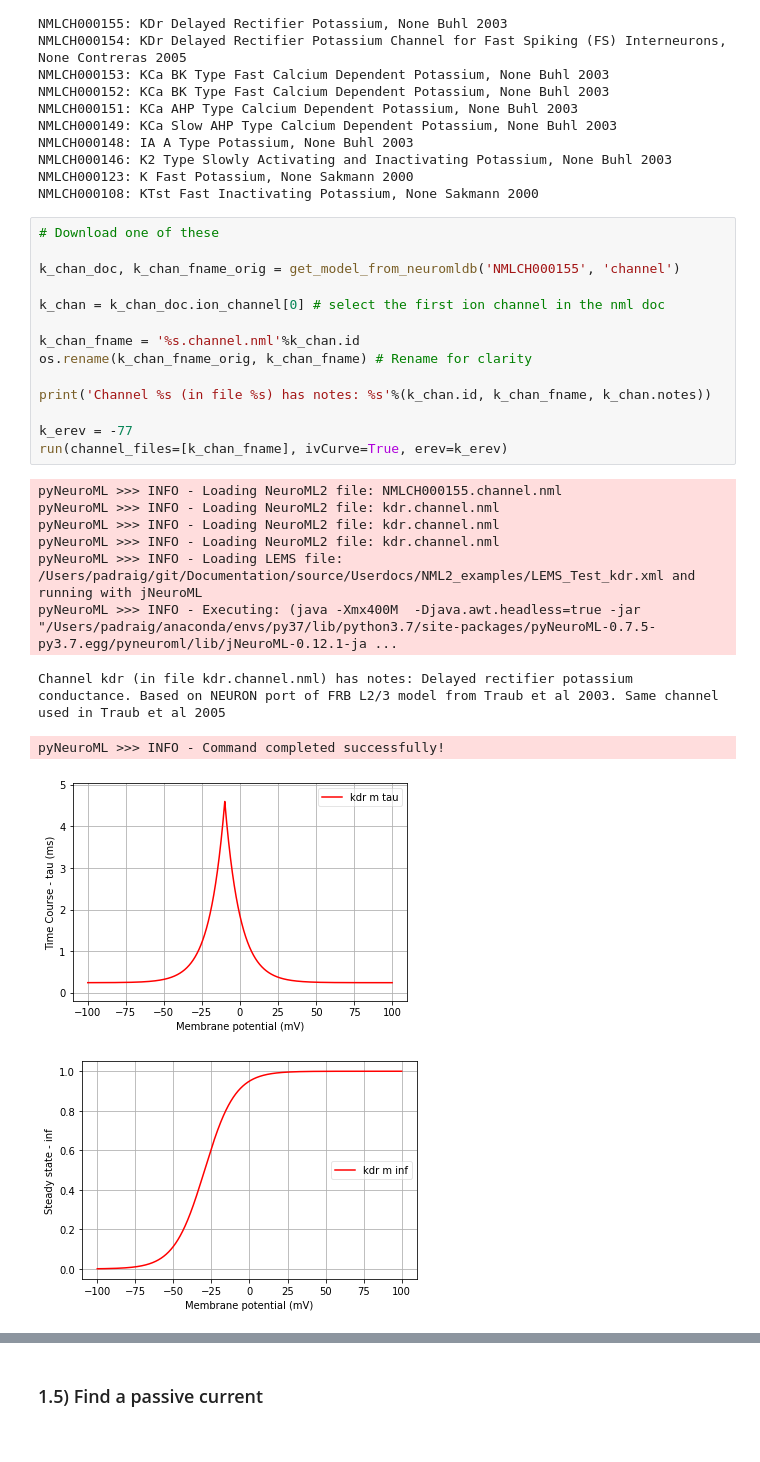
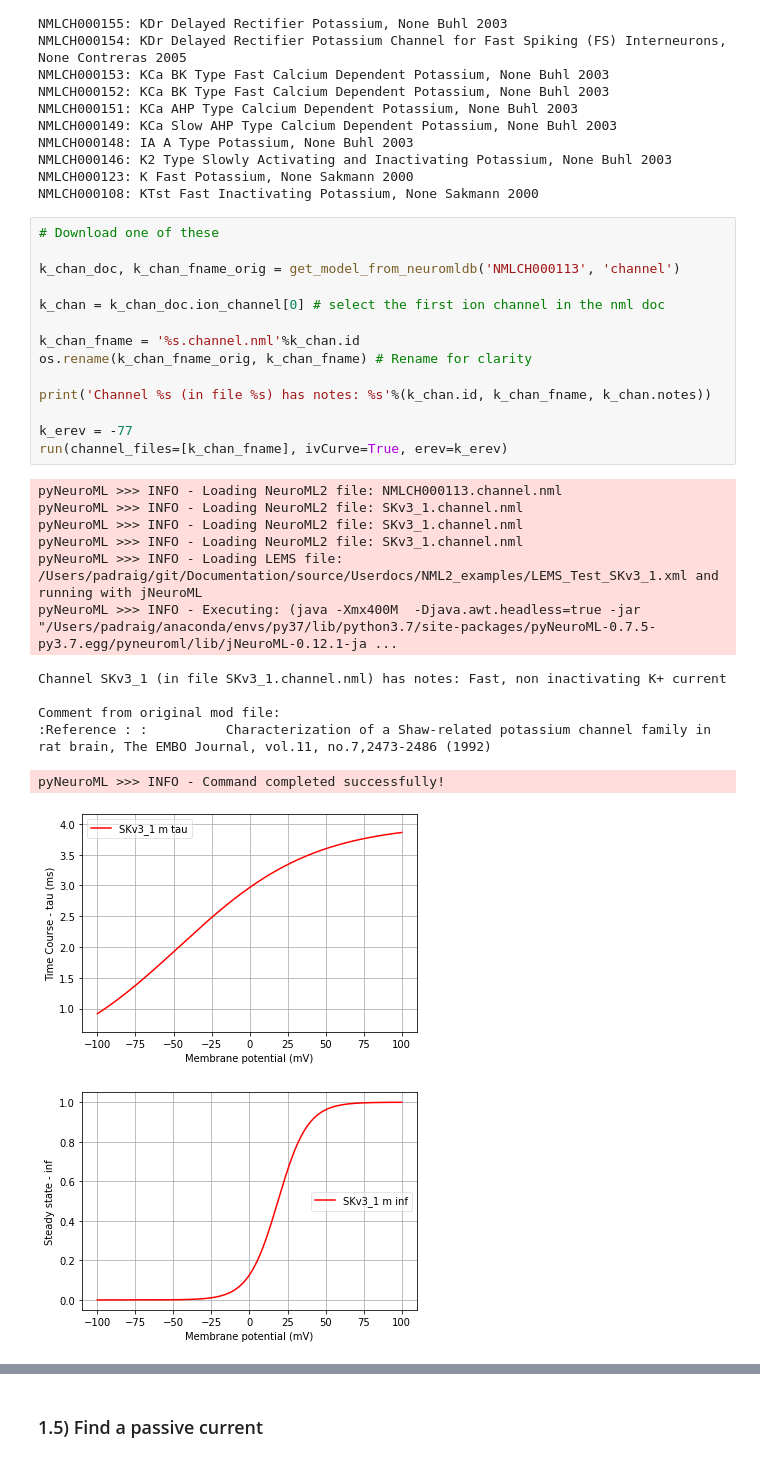
Before and after one commit to NeuroML/Documentation, a Jupyter notebook: source/Userdocs/NML2_examples/NeuroML-DB.ipynb, the cells around one changed output, grey strips where cells are left out. Drawn from its saved outputs; the diff is of its cells as text.

```diff
--- a/source/Userdocs/NML2_examples/NeuroML-DB.ipynb
+++ b/source/Userdocs/NML2_examples/NeuroML-DB.ipynb
@@ -131,25 +129,28 @@ NMLCH000108: KTst Fast Inactivating Potassium, None Sakmann 2000
 # %%
 # Download one of these
 
-k_chan_doc, k_chan_fname_orig = get_model_from_neuromldb('NMLCH000155', 'channel')
+k_chan_doc, k_chan_fname_orig = get_model_from_neuromldb('NMLCH000113', 'channel')
 
 k_chan = k_chan_doc.ion_channel[0] # select the first ion channel in the nml doc
 
 k_chan_fname = '%s.channel.nml'%k_chan.id
 os.rename(k_chan_fname_orig, k_chan_fname) # Rename for clarity
 
 print('Channel %s (in file %s) has notes: %s'%(k_chan.id, k_chan_fname, k_chan.notes))
 
 k_erev = -77
 run(channel_files=[k_chan_fname], ivCurve=True, erev=k_erev)
 # %% [output]
-pyNeuroML >>> INFO - Loading NeuroML2 file: NMLCH000155.channel.nml
-pyNeuroML >>> INFO - Loading NeuroML2 file: kdr.channel.nml
-pyNeuroML >>> INFO - Loading NeuroML2 file: kdr.channel.nml
-pyNeuroML >>> INFO - Loading NeuroML2 file: kdr.channel.nml
-pyNeuroML >>> INFO - Loading LEMS file: /Users/padraig/git/Documentation/source/Userdocs/NML2_examples/LEMS_Test_kdr.xml and running with jNeuroML
+pyNeuroML >>> INFO - Loading NeuroML2 file: NMLCH000113.channel.nml
+pyNeuroML >>> INFO - Loading NeuroML2 file: SKv3_1.channel.nml
+pyNeuroML >>> INFO - Loading NeuroML2 file: SKv3_1.channel.nml
+pyNeuroML >>> INFO - Loading NeuroML2 file: SKv3_1.channel.nml
+pyNeuroML >>> INFO - Loading LEMS file: /Users/padraig/git/Documentation/source/Userdocs/NML2_examples/LEMS_Test_SKv3_1.xml and running with jNeuroML
 pyNeuroML >>> INFO - Executing: (java -Xmx400M  -Djava.awt.headless=true -jar  "/Users/padraig/anaconda/envs/py37/lib/python3.7/site-packages/pyNeuroML-0.7.5-py3.7.egg/pyneuroml/lib/jNeuroML-0.12.1-ja ...
-Channel kdr (in file kdr.channel.nml) has notes: Delayed rectifier potassium conductance. Based on NEURON port of FRB L2/3 model from Traub et al 2003. Same channel used in Traub et al 2005
+Channel SKv3_1 (in file SKv3_1.channel.nml) has notes: Fast, non inactivating K+ current
+
+Comment from original mod file:
+:Reference : :          Characterization of a Shaw-related potassium channel family in rat brain, The EMBO Journal, vol.11, no.7,2473-2486 (1992)
 pyNeuroML >>> INFO - Command completed successfully!
-[figure, old version]
+[figure, new version]
-[figure, old version]
+[figure, new version]
```
Also changed, not shown: parts of 6 cells of this notebook.
